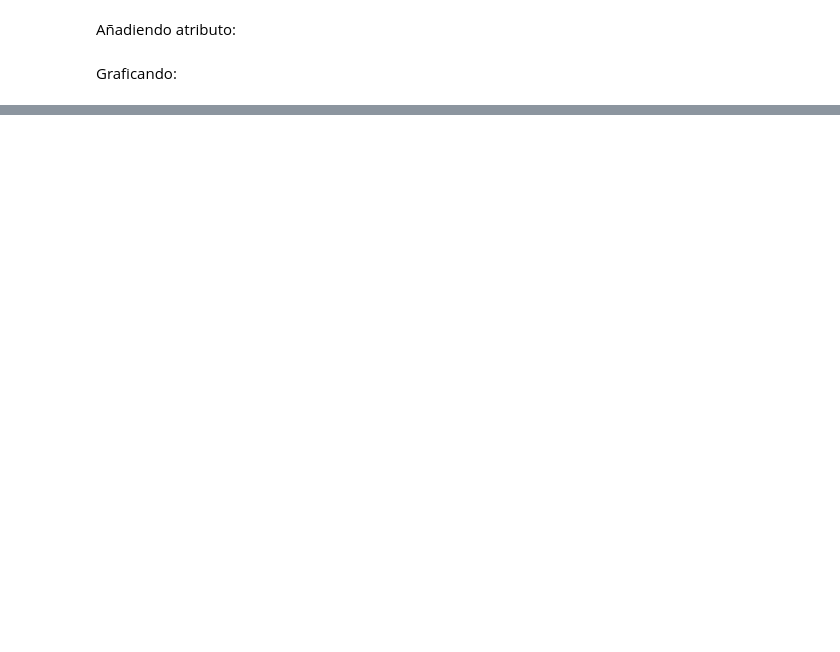
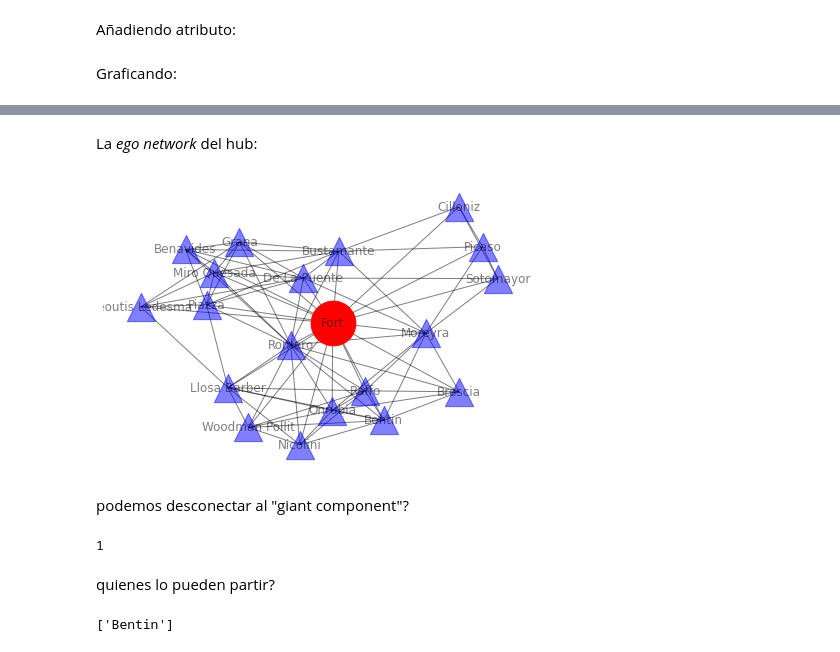
Before and after one commit to chorrillos/graphs, a Jupyter notebook: redes.ipynb, the cells around one changed output, grey strips where cells are left out. Drawn from its saved outputs; the diff is of its cells as text; code cells hidden in the pictures; blank space fills up the shorter version.

```diff
--- a/redes.ipynb
+++ b/redes.ipynb
@@ -351,0 +413,35 @@ net.draw(EliteNet_giant,node_color=valuesForColors,cmap=color_map,with_labels=Tr
+# %% [markdown]
+La _ego network_ del hub:
+# %%
+# who:
+HubNode=max(degr.keys(), key=(lambda k: degr[k]))
+
+# ego network
+HubEgonet=net.ego_graph(EliteNet_giant,HubNode)
+
+# preparando plot:
+
+## posiciones
+pos=net.spring_layout(HubEgonet)
+
+## todo
+net.draw(HubEgonet,pos,node_color='b',node_size=800,with_labels=True, alpha=0.5,node_shape='^')
+
+## el hub
+net.draw_networkx_nodes(HubEgonet,pos,nodelist=[HubNode],node_size=2000,node_color='r')
+
+plt.show()
+# %% [output]
+[figure, added]
+# %% [markdown]
+podemos desconectar al "giant component"?
+# %%
+net.node_connectivity(EliteNet_giant)
+# %% [output]
+1
+# %% [markdown]
+quienes lo pueden partir?
+# %%
+list(net.articulation_points(EliteNet_giant))
+# %% [output]
+['Bentin']
```
Also changed, not shown: parts of 19 cells of this notebook, 3 other files.
